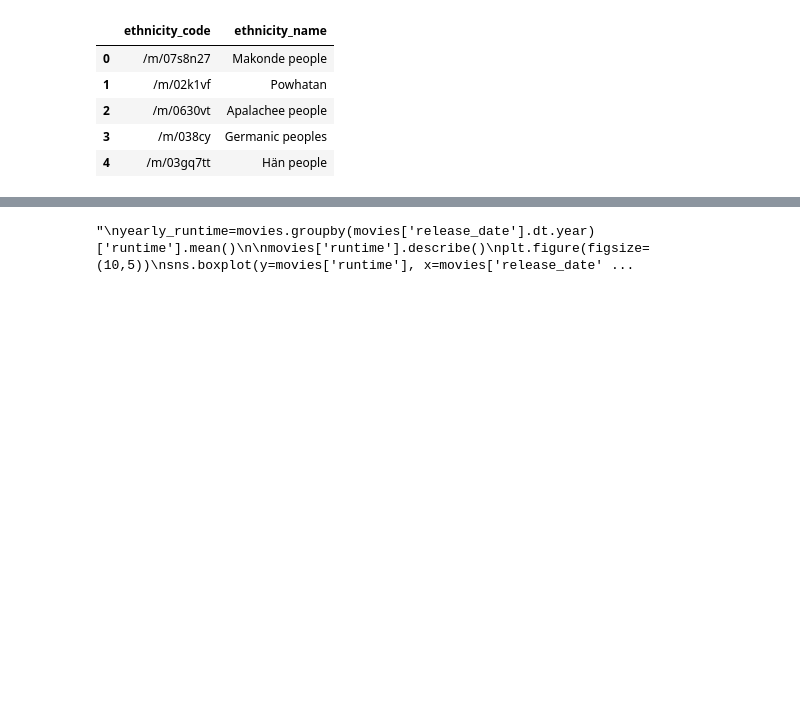
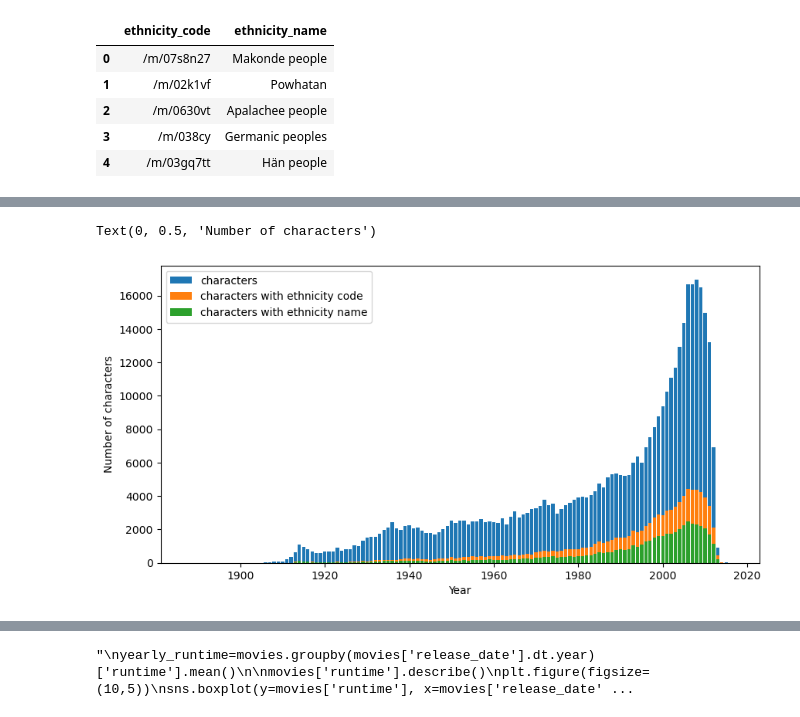
Before and after one commit to epfl-ada/ada-2023-project-pinacolada, a Jupyter notebook: P2.ipynb, the cells around one changed output, grey strips where cells are left out. Cells and saved outputs as stored; diff of their text form; code cells hidden in the pictures; blank space fills up the shorter version.

```diff
--- a/P2.ipynb
+++ b/P2.ipynb
@@ -138,0 +154,15 @@ movies_characters_eth.head()
+# %%
+# fraction of characters that have not a ethnicity_name, per year
+# we group by year and count the number of characters
+
+yearly_characters= movies_characters_eth.groupby(movies_characters_eth['release_date'].dt.year)['release_date'].count().reset_index(name='charaters')
+# characters with ethnicity
+
+yearly_characters_w_eth_name= movies_characters_eth.groupby(movies_characters_eth['release_date'].dt.year)['ethnicity_name'].count().reset_index(name='charaters_weth_name')
+yearly_characters_w_eth_code= movies_characters_eth.groupby(movies_characters_eth['release_date'].dt.year)['ethnicity_code'].count().reset_index(name='charaters_weth_code')
+
+# merge the two dataframes
+yearly_characters= pd.merge(yearly_characters, yearly_characters_w_eth_name, how='left', left_on=['release_date'], right_on=['release_date'])
+yearly_characters= pd.merge(yearly_characters, yearly_characters_w_eth_code, how='left', left_on=['release_date'], right_on=['release_date'])
+yearly_characters['charaters_weth_name_prop']= yearly_characters['charaters_weth_name']/yearly_characters['charaters']
+yearly_characters.head()
@@ -138,0 +176,13 @@ movies_characters_eth.head()
+# %%
+#plot
+plt.figure(figsize=(10,5))
+plt.bar(yearly_characters['release_date'],yearly_characters['charaters'], label='characters')
+plt.bar(yearly_characters['release_date'],yearly_characters['charaters_weth_code'], label='characters with ethnicity code')
+plt.bar(yearly_characters['release_date'],yearly_characters['charaters_weth_name'], label='characters with ethnicity name')
+
+plt.legend()
+plt.xlabel('Year')
+plt.ylabel('Number of characters')
+# %% [output]
+Text(0, 0.5, 'Number of characters')
+[figure, added]
```
Also changed, not shown: parts of 14 cells of this notebook.
